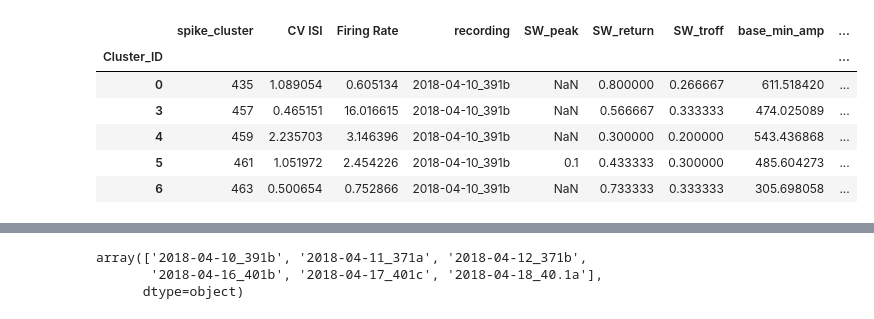
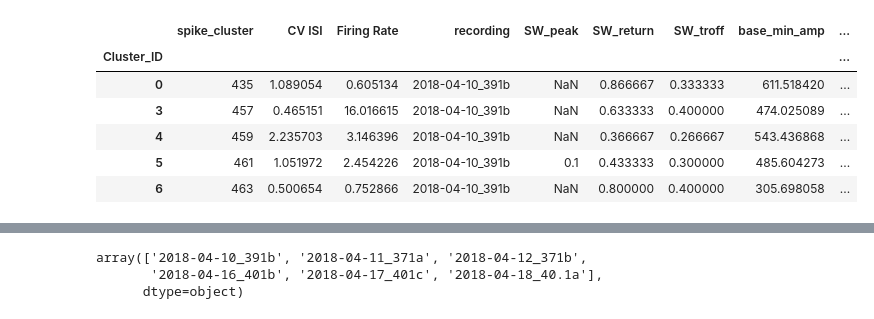
Before and after one commit to Ruairi-osul/ephys, a Jupyter notebook: mua_analysis/notebooks/Tran Tran's CSV analysis.ipynb, the cells around one changed output, grey strips where cells are left out. Drawn from its saved outputs; the diff is of its cells as text; code cells hidden in the pictures.

```diff
--- a/mua_analysis/notebooks/Tran Tran's CSV analysis.ipynb
+++ b/mua_analysis/notebooks/Tran Tran's CSV analysis.ipynb
@@ -24,17 +24,17 @@ def mapper(row):
 
     return ' '.join([rate, reg])
 # %%
-df = pd.read_csv('/Users/sharplab/tran/neuron_stats.csv')
+df = pd.read_csv('F:\\SERT_DREAD\\Combined_binary_files_probe\\csvs\\neuron_stats.csv')
 recordings = df['recording'].unique()
 df['category'] = df.apply(mapper, axis=1)
 df.index.name = 'Cluster_ID'
 df = df[pd.notnull(df['SW_troff'])]
 df.head()
 # %% [output]
 |  | spike_cluster | CV ISI | Firing Rate | recording | SW_peak | SW_return | SW_troff | base_min_amp | ... |
 | Cluster_ID |  |  |  |  |  |  |  |  | ... |
-| 0 | 435 | 1.089054 | 0.605134 | 2018-04-10_391b | NaN | 0.800000 | 0.266667 | 611.518420 | ... |
-| 3 | 457 | 0.465151 | 16.016615 | 2018-04-10_391b | NaN | 0.566667 | 0.333333 | 474.025089 | ... |
-| 4 | 459 | 2.235703 | 3.146396 | 2018-04-10_391b | NaN | 0.300000 | 0.200000 | 543.436868 | ... |
+| 0 | 435 | 1.089054 | 0.605134 | 2018-04-10_391b | NaN | 0.866667 | 0.333333 | 611.518420 | ... |
+| 3 | 457 | 0.465151 | 16.016615 | 2018-04-10_391b | NaN | 0.633333 | 0.400000 | 474.025089 | ... |
+| 4 | 459 | 2.235703 | 3.146396 | 2018-04-10_391b | NaN | 0.366667 | 0.266667 | 543.436868 | ... |
 | 5 | 461 | 1.051972 | 2.454226 | 2018-04-10_391b | 0.1 | 0.433333 | 0.300000 | 485.604273 | ... |
-| 6 | 463 | 0.500654 | 0.752866 | 2018-04-10_391b | NaN | 0.733333 | 0.333333 | 305.698058 | ... |
+| 6 | 463 | 0.500654 | 0.752866 | 2018-04-10_391b | NaN | 0.800000 | 0.400000 | 305.698058 | ... |
```
Also changed, not shown: parts of 6 cells of this notebook, 11 other files.
